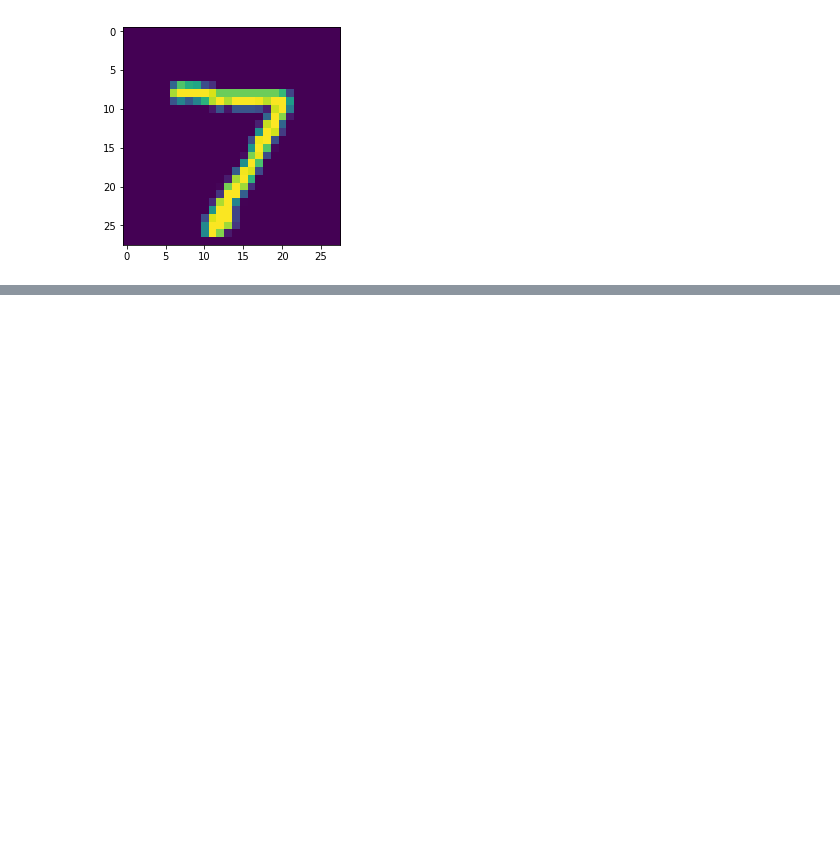
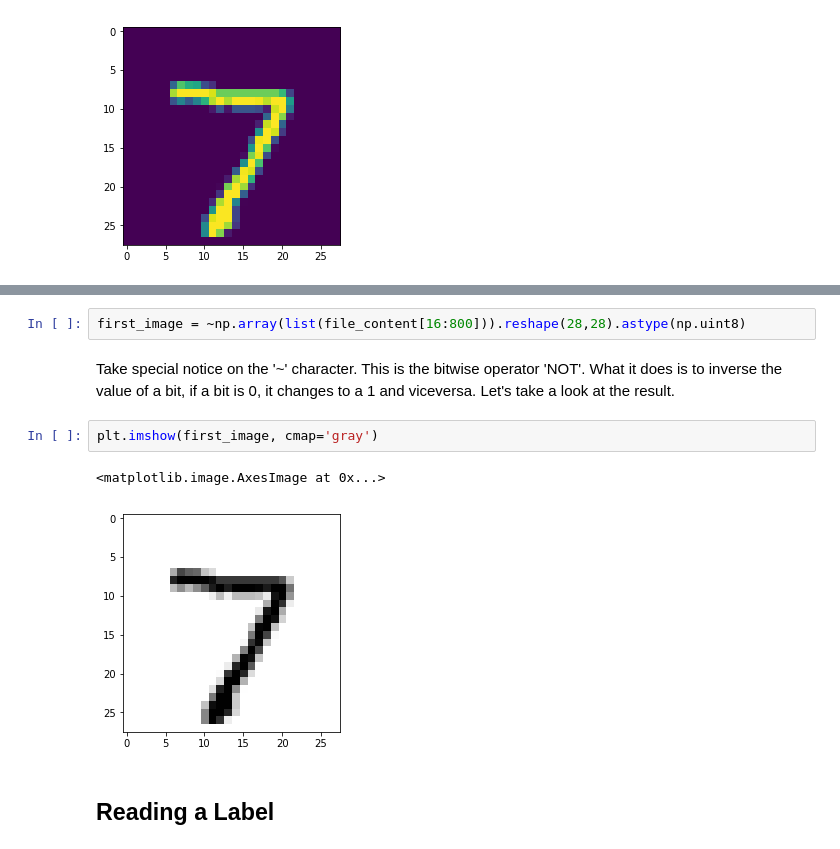
Before and after one commit to cadel560x/EmergingTechAssignments, a Jupyter notebook: mnist-dataset.ipynb, the cells around one changed output, grey strips where cells are left out. Cells and saved outputs as stored; diff of their text form; blank space fills up the shorter version.

```diff
--- a/mnist-dataset.ipynb
+++ b/mnist-dataset.ipynb
@@ -205,0 +224,11 @@ plt.imshow(first_image_matrix)
+# %%
+first_image = ~np.array(list(file_content[16:800])).reshape(28,28).astype(np.uint8)
+# %% [markdown]
+Take special notice on the '~' character. This is the bitwise operator 'NOT'. What it does is to inverse the value of a bit, if a bit is 0, it changes to a 1 and viceversa. Let's take a look at the result.
+# %%
+plt.imshow(first_image, cmap='gray')
+# %% [output]
+<matplotlib.image.AxesImage at 0x...>
+[figure, added]
+# %% [markdown]
+## Reading a Label
```
Also changed, not shown: parts of 18 cells of this notebook.
